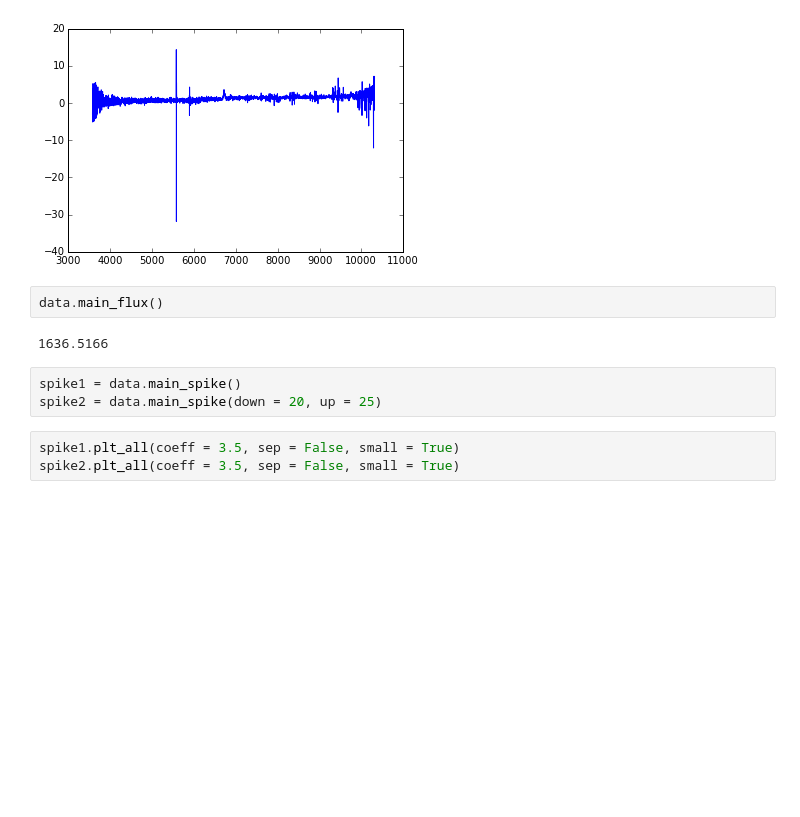
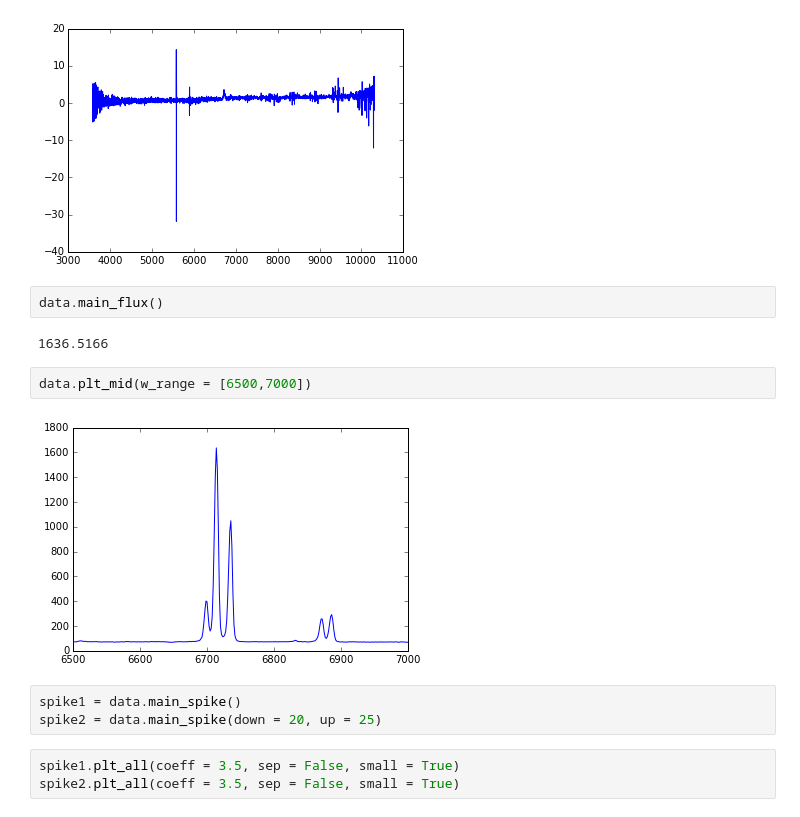
Before and after one commit to kgage/bossghost, a Jupyter notebook: Fiber4.ipynb, the cells around one changed output. Drawn from its saved outputs; the diff is of its cells as text; blank space fills up the shorter version.

Commit message:
test plt_floor & w_range

```diff
--- a/Fiber4.ipynb
+++ b/Fiber4.ipynb
@@ -20,6 +20,10 @@ data.plt_all()
 data.main_flux()
 # %% [output]
 1636.5166
+# %%
+data.plt_mid(w_range = [6500,7000])
+# %% [output]
+[figure, added]
 # %%
 spike1 = data.main_spike()
 spike2 = data.main_spike(down = 20, up = 25)
```
Also changed, not shown: parts of 1 cell of this notebook.
